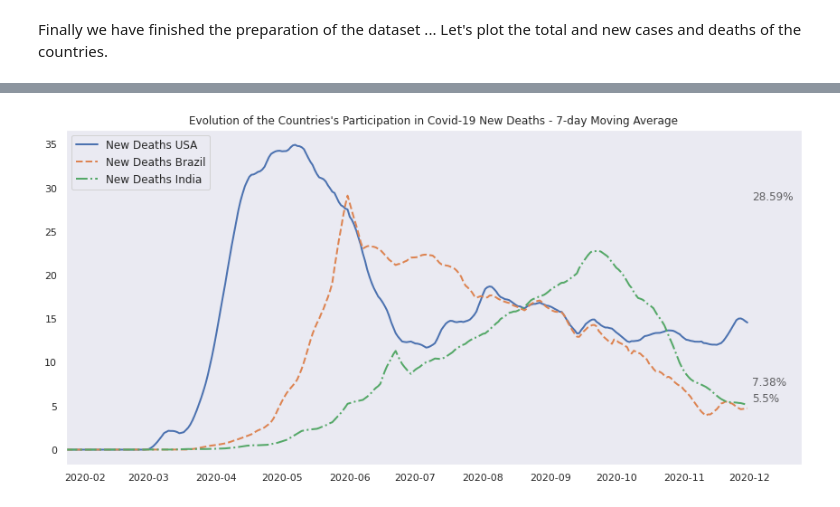
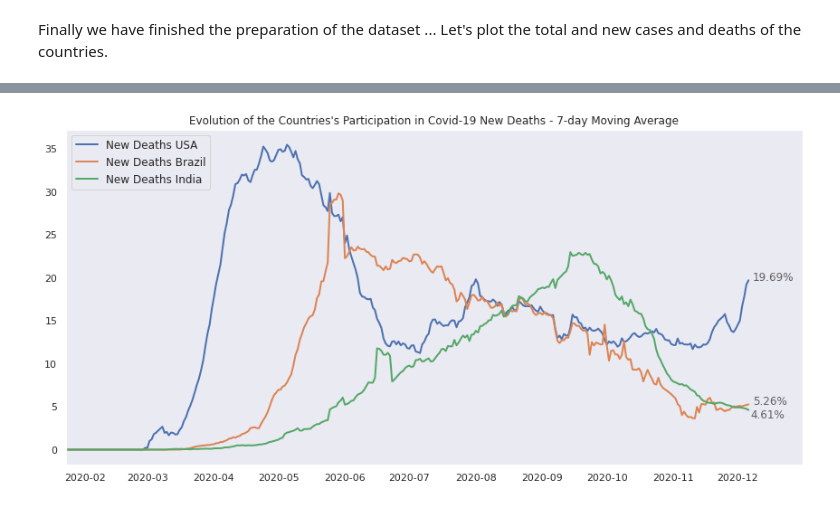
Before and after one commit to JoaoSiqueiraDS/DS_Days, a Jupyter notebook: COVID.ipynb, the cells around one changed output, grey strips where cells are left out. Cells and saved outputs as stored; diff of their text form; code cells hidden in the pictures.

```diff
--- a/COVID.ipynb
+++ b/COVID.ipynb
@@ -604,4 +604,4 @@ df_countries_4
 
 df_countries_4.iloc[:,1:] = df_countries_4.iloc[:,1:].apply(lambda x: round(x.rolling(7).mean(),2))
 
-df_countries_4
+df_countries_4.drop(labels=["total_cases_world", "total_deaths_world", "new_cases_world", "new_deaths_world"], axis=1, inplace=True)
@@ -716,24 +702,24 @@ plt.show()
 # %%
 # New deaths of the countries
 
 fig, ax = plt.subplots(figsize=(12,6))
 
 ax.plot(df_countries_4["date"], df_countries_4["new_deaths_usa"], label="New Deaths USA", linestyle="solid", linewidth=2)
-ax.plot(df_countries_4["date"], df_countries_4["new_deaths_brazil"], label="New Deaths Brazil", linestyle="dashed", linewidth=2)
-ax.plot(df_countries_4["date"], df_countries_4["new_deaths_india"], label="New Deaths India", linestyle="dashdot", linewidth=2)
+ax.plot(df_countries_4["date"], df_countries_4["new_deaths_brazil"], label="New Deaths Brazil", linestyle="solid", linewidth=2)
+ax.plot(df_countries_4["date"], df_countries_4["new_deaths_india"], label="New Deaths India", linestyle="solid", linewidth=2)
 
-ax.text(x=df_countries_4.iloc[-1,0] + dt.timedelta(days=2), y=df_countries_4.iloc[-1,3], s=f'{df_countries_4.iloc[-1,3]}%', alpha=0.7)
-ax.text(x=df_countries_4.iloc[-1,0] + dt.timedelta(days=2), y=df_countries_4.iloc[-1,7], s=f'{df_countries_4.iloc[-1,7]}%', alpha=0.7)
-ax.text(x=df_countries_4.iloc[-1,0] + dt.timedelta(days=2), y=df_countries_4.iloc[-1,11], s=f'{df_countries_4.iloc[-1,11]}%', alpha=0.7)
+ax.text(x=df_countries_4.iloc[-1,0] + dt.timedelta(days=2), y=df_countries_4.iloc[-1,4], s=f'{df_countries_4.iloc[-1,4]}%', alpha=0.7)
+ax.text(x=df_countries_4.iloc[-1,0] + dt.timedelta(days=2), y=df_countries_4.iloc[-1,8], s=f'{df_countries_4.iloc[-1,8]}%', alpha=0.7)
+ax.text(x=0.93, y=0.14, s=f'{df_countries_4.iloc[-1,12]}%', alpha=0.7, transform=ax.transAxes)
 
 ax.set_title("Evolution of the Countries's Participation in Covid-19 New Deaths - 7-day Moving Average")
 
 ax.set_xlim(df_countries_4.iloc[0,0], df_countries_4.iloc[-1,0] + dt.timedelta(days=25))
 
 ax.grid((False))
 ax.legend(loc='upper left', fontsize = 12)
 
 plt.tight_layout()
 plt.show()
 # %% [output]
-[figure, old version]
+[figure, new version]
```
Also changed, not shown: parts of 25 cells of this notebook.
